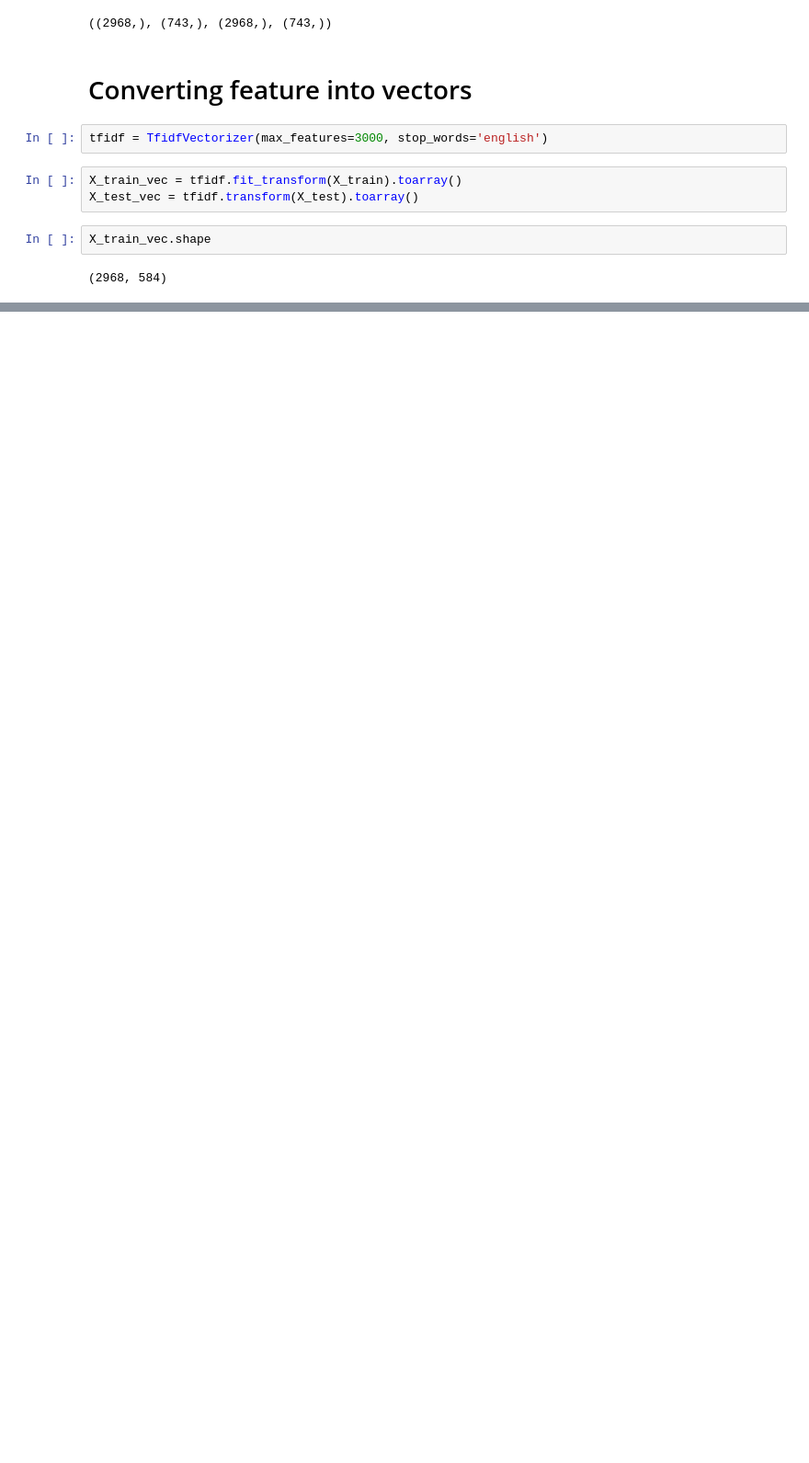
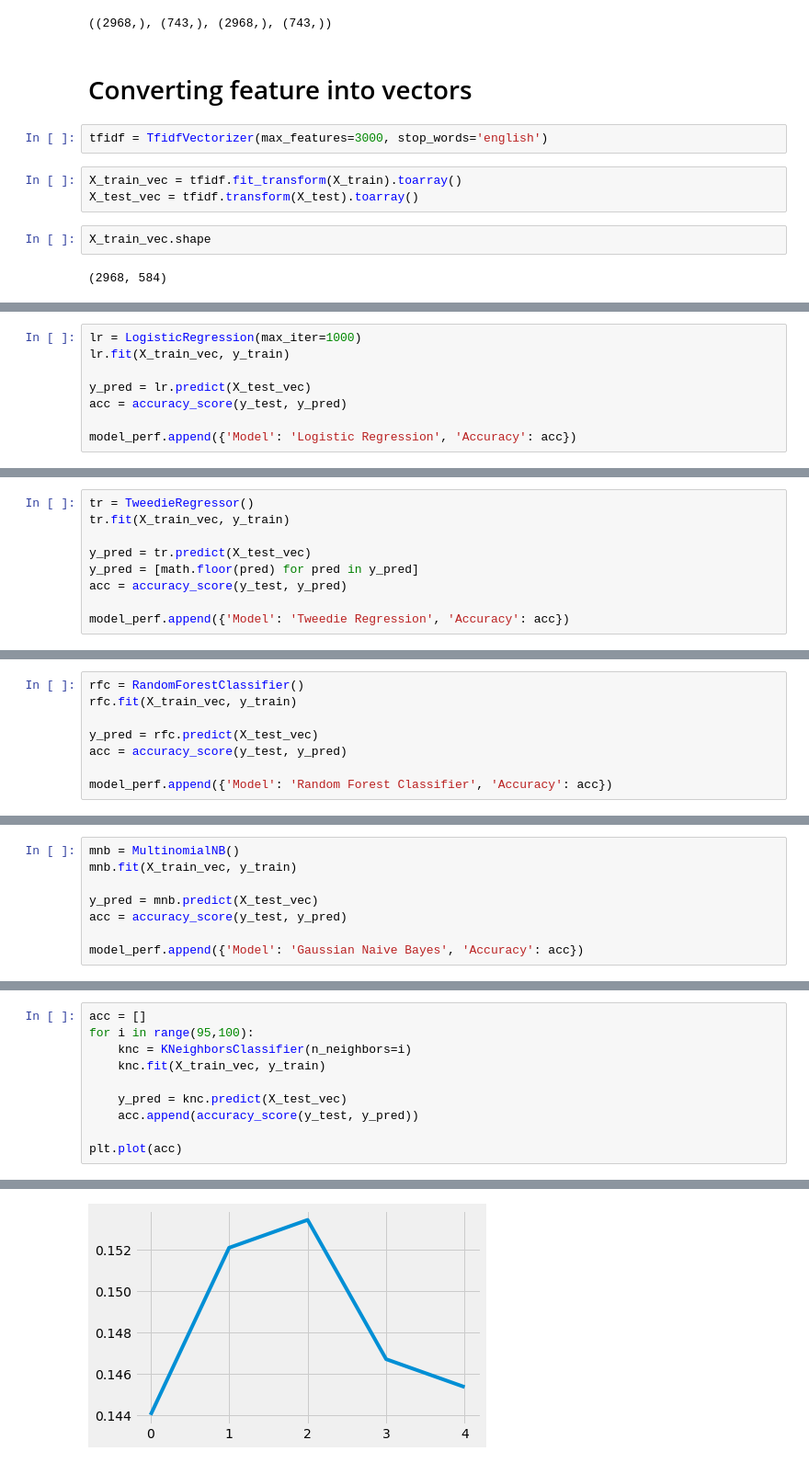
Before and after one commit to yash0307jain/curated-gift-boxes, a Jupyter notebook: algorithm.ipynb, the cells around one changed output, grey strips where cells are left out. Shown at 92% size. Saved outputs shown, nothing was run; the diff lists cells and outputs as text; blank space fills up the shorter version.

Commit message:
applying machine learning models on preprocess data

```diff
--- a/algorithm.ipynb
+++ b/algorithm.ipynb
@@ -93,0 +129,8 @@ Epoch 10/10
+# %%
+lr = LogisticRegression(max_iter=1000)
+lr.fit(X_train_vec, y_train)
+
+y_pred = lr.predict(X_test_vec)
+acc = accuracy_score(y_test, y_pred)
+
+model_perf.append({'Model': 'Logistic Regression', 'Accuracy': acc})
@@ -93,0 +139,9 @@ Epoch 10/10
+# %%
+tr = TweedieRegressor()
+tr.fit(X_train_vec, y_train)
+
+y_pred = tr.predict(X_test_vec)
+y_pred = [math.floor(pred) for pred in y_pred]
+acc = accuracy_score(y_test, y_pred)
+
+model_perf.append({'Model': 'Tweedie Regression', 'Accuracy': acc})
@@ -93,0 +150,8 @@ Epoch 10/10
+# %%
+rfc = RandomForestClassifier()
+rfc.fit(X_train_vec, y_train)
+
+y_pred = rfc.predict(X_test_vec)
+acc = accuracy_score(y_test, y_pred)
+
+model_perf.append({'Model': 'Random Forest Classifier', 'Accuracy': acc})
@@ -93,0 +160,8 @@ Epoch 10/10
+# %%
+mnb = MultinomialNB()
+mnb.fit(X_train_vec, y_train)
+
+y_pred = mnb.predict(X_test_vec)
+acc = accuracy_score(y_test, y_pred)
+
+model_perf.append({'Model': 'Gaussian Naive Bayes', 'Accuracy': acc})
@@ -93,0 +170,11 @@ Epoch 10/10
+# %%
+acc = []
+for i in range(95,100):
+    knc = KNeighborsClassifier(n_neighbors=i)
+    knc.fit(X_train_vec, y_train)
+
+    y_pred = knc.predict(X_test_vec)
+    acc.append(accuracy_score(y_test, y_pred))
+
+plt.plot(acc)
+# %% [output]
@@ -93,0 +182 @@ Epoch 10/10
+[figure, added]
```
Also changed, not shown: parts of 27 cells of this notebook, 2 other files.
